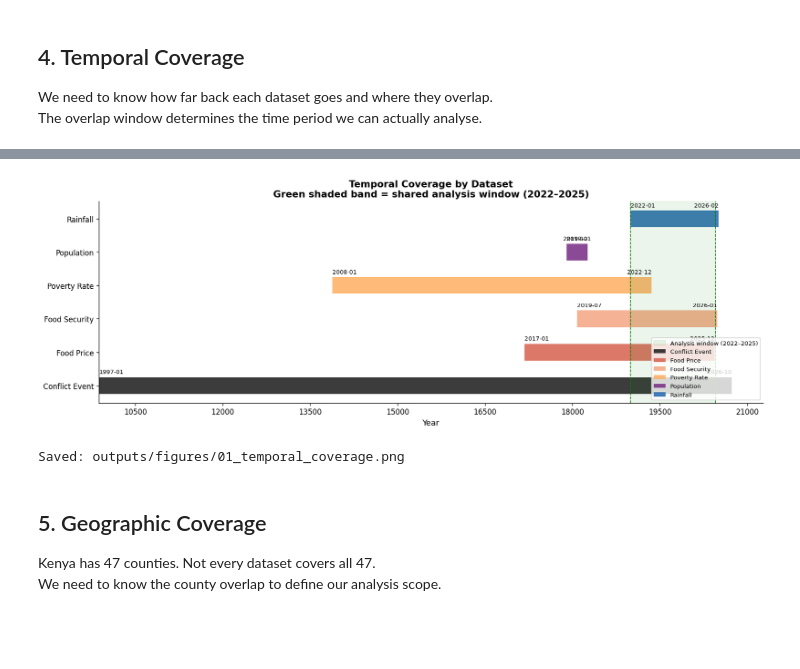
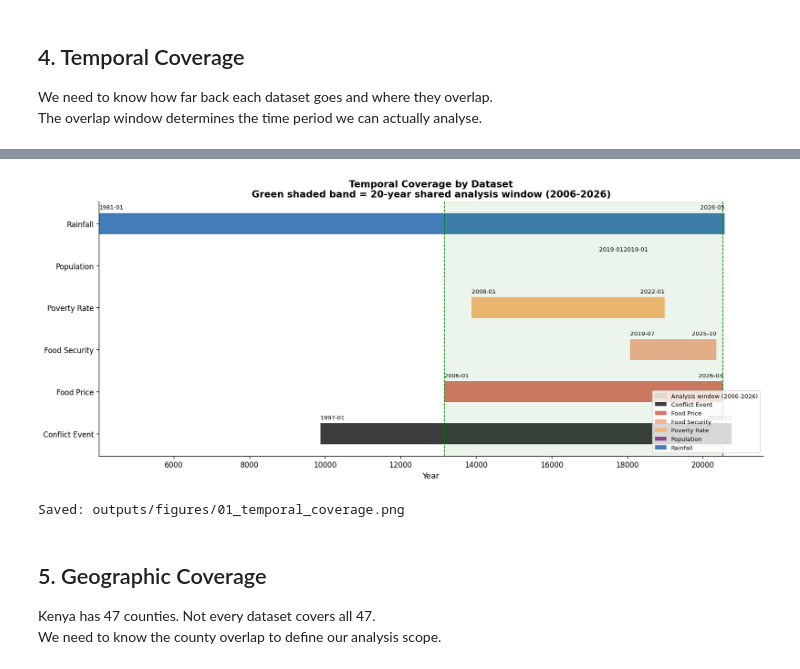
Before and after one commit to MutwiriC/compound-crisis-cascade-kenya, a Jupyter notebook: notebooks/01_data_coverage_audit.ipynb, the cells around one changed output, grey strips where cells are left out. Drawn from its saved outputs; the diff is of its cells as text; code cells hidden in the pictures; blank space fills up the shorter version.

```diff
--- a/notebooks/01_data_coverage_audit.ipynb
+++ b/notebooks/01_data_coverage_audit.ipynb
@@ -233,13 +278,3 @@ plt.show()
 ## 4. Temporal Coverage
 We need to know how far back each dataset goes and where they overlap.
 The overlap window determines the time period we can actually analyse.
-# %%
-COLOURS = {
-    'rainfall':     '#2166ac',   # Blue  — water/climate
-    'food_price':   '#d6604d',   # Red   — price stress
-    'conflict':     '#1a1a1a',   # Near-black — severity
-    'food_security':'#f4a582',   # Salmon — hunger
-    'poverty':      '#762a83',   # Purple — structural vulnerability
-    'highlight':    '#fdae61',   # Amber  — callout
-    'neutral':      '#878787',   # Grey   — background elements
-}
@@ -246,6 +320,6 @@ COLOURS = {
 # %%
 # Temporal coverage timeline chart
-fig, ax = plt.subplots(figsize=(14, 5))
+fig, ax = plt.subplots(figsize=(14, 6))
 
 dataset_order = [
     'conflict_event', 'food_price', 'food_security',
@@ -253,18 +327,19 @@ dataset_order = [
 ]
 
 colour_map = {
-    'rainfall':      COLOURS['rainfall'],
-    'food_price':    COLOURS['food_price'],
-    'conflict_event':      COLOURS['conflict'],
-    'food_security': COLOURS['food_security'],
-    'population':    COLOURS['poverty'],
-    'poverty_rate':       COLOURS['highlight'],
+    'rainfall':       COLOURS['rainfall'],
+    'food_price':     COLOURS['food_price'],
+    'conflict_event': COLOURS['conflict'],
+    'food_security':  COLOURS['food_security'],
+    'population':     COLOURS['poverty'],
+    'poverty_rate':   COLOURS['highlight'],
 }
 
 for idx, name in enumerate(dataset_order):
-    df = DATASETS[name]
-    start = df['reference_period_start'].min()
-    end   = df['reference_period_end'].max()
+    df    = DATASETS[name]
+    col   = 'date' if name in ['rainfall','food_price'] else 'reference_period_start'
+    start = df[col].min()
+    end   = df[col].max()
 
     ax.barh(
         y=idx,
@@ -272,54 +347,41 @@ for idx, name in enumerate(dataset_order):
         left=start,
         height=0.5,
         color=colour_map[name],
         alpha=0.85,
         label=name.replace('_', ' ').title()
     )
-
-    # Annotate with exact date range
-    ax.text(
-        start, idx + 0.32,
-        f"{start.strftime('%Y-%m')}",
-        fontsize=8, va='bottom'
-    )
-    ax.text(
-        end, idx + 0.32,
-        f"{end.strftime('%Y-%m')}",
-        fontsize=8, va='bottom', ha='right'
-    )
+    ax.text(start, idx + 0.32, f"{start.strftime('%Y-%m')}", fontsize=8, va='bottom')
+    ax.text(end,   idx + 0.32, f"{end.strftime('%Y-%m')}",   fontsize=8, va='bottom', ha='right')
 
 # Mark the analysis overlap window
-overlap_start = pd.Timestamp('2022-01-01')
-overlap_end   = pd.Timestamp('2025-12-31')
+overlap_start = pd.Timestamp('2006-01-15')
+overlap_end   = pd.Timestamp('2026-03-15')
 ax.axvspan(
     overlap_start, overlap_end,
-    alpha=0.08, color='green', label='Analysis window (2022–2025)'
+    alpha=0.08, color='green', label='Analysis window (2006-2026)'
 )
 ax.axvline(overlap_start, color='green', linestyle='--', linewidth=1)
 ax.axvline(overlap_end,   color='green', linestyle='--', linewidth=1)
 
 ax.set_yticks(range(len(dataset_order)))
-ax.set_yticklabels(
-    [d.replace('_', ' ').title() for d in dataset_order],
-    fontsize=10
-)
+ax.set_yticklabels([d.replace('_', ' ').title() for d in dataset_order], fontsize=10)
 ax.set_xlabel('Year', fontsize=11)
 ax.set_title(
     'Temporal Coverage by Dataset\n'
-    'Green shaded band = shared analysis window (2022–2025)',
+    'Green shaded band = 20-year shared analysis window (2006-2026)',
     fontweight='bold'
 )
 ax.legend(loc='lower right', fontsize=8)
 ax.xaxis.set_major_locator(mticker.MaxNLocator(10))
 plt.tight_layout()
 plt.savefig(
     os.path.join(fig_dir, '01_temporal_coverage.png'),
     bbox_inches='tight', dpi=150
 )
 plt.show()
 print("Saved: outputs/figures/01_temporal_coverage.png")
 # %% [output]
-[figure, old version]
+[figure, new version]
 Saved: outputs/figures/01_temporal_coverage.png
 # %% [markdown]
 ## 5. Geographic Coverage
```
Also changed, not shown: parts of 25 cells of this notebook.
